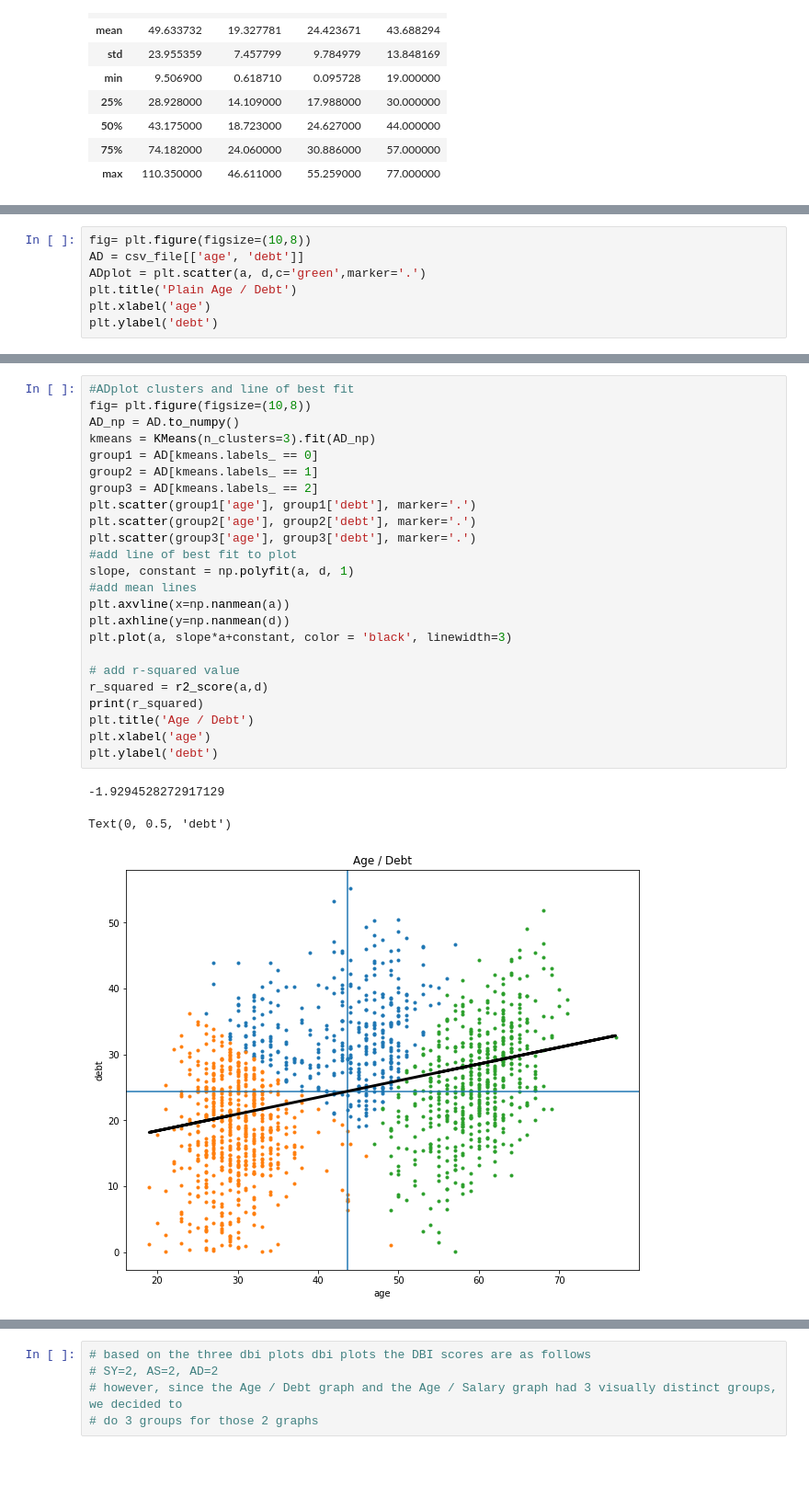
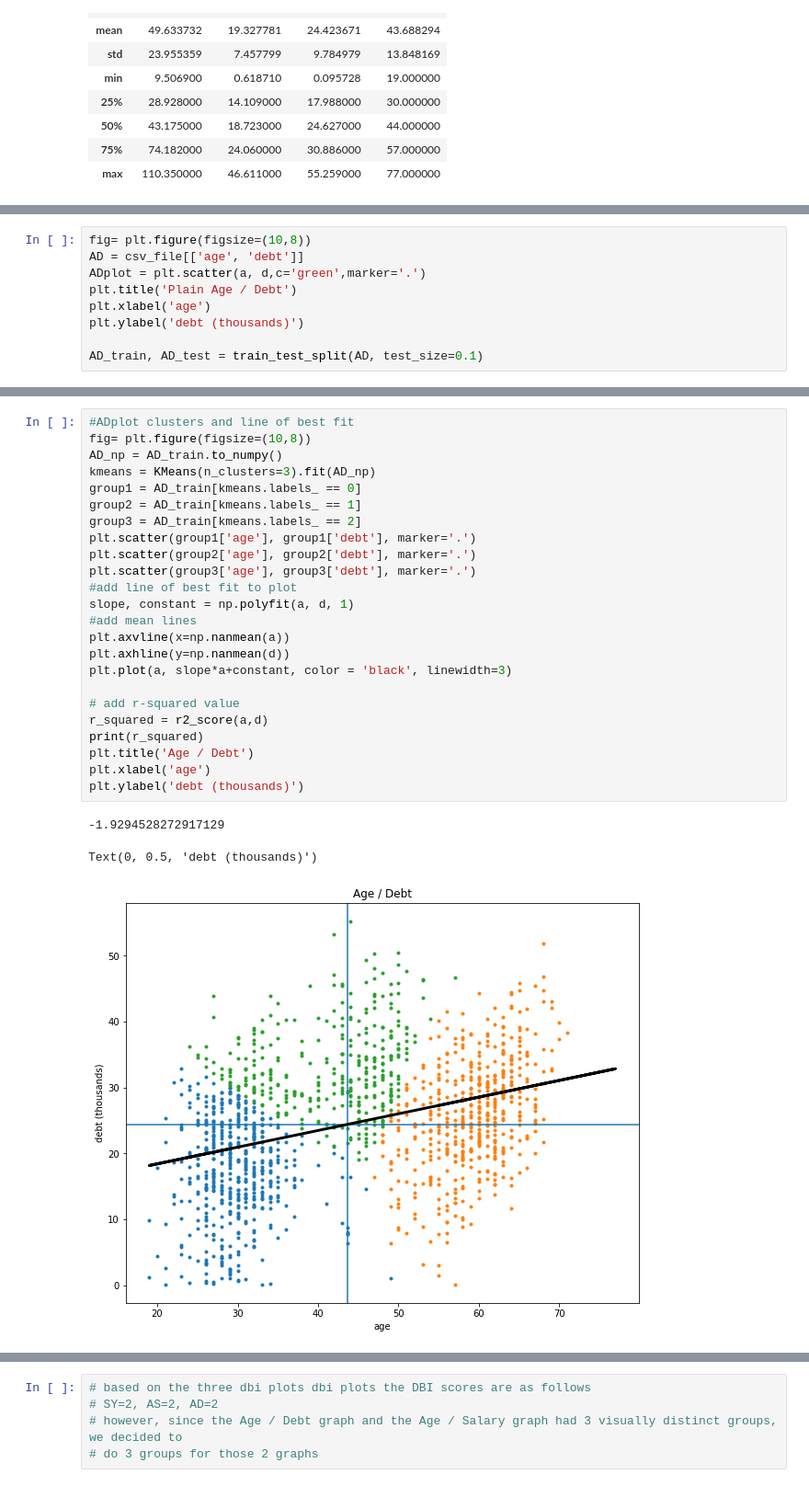
Before and after one commit to jensthetree/DsciFinalProj, a Jupyter notebook: Final Project.ipynb, the cells around one changed output, grey strips where cells are left out. Shown at 92% size. Drawn from its saved outputs; the diff is of its cells as text.

```diff
--- a/Final Project.ipynb
+++ b/Final Project.ipynb
@@ -209,5 +210,7 @@ AD = csv_file[['age', 'debt']]
 ADplot = plt.scatter(a, d,c='green',marker='.')
 plt.title('Plain Age / Debt')
 plt.xlabel('age')
-plt.ylabel('debt')
+plt.ylabel('debt (thousands)')
+
+AD_train, AD_test = train_test_split(AD, test_size=0.1)
 # %% [output]
@@ -216,31 +218,31 @@ Text(0, 0.5, 'debt')
 # %%
 #ADplot clusters and line of best fit
 fig= plt.figure(figsize=(10,8))
-AD_np = AD.to_numpy()
+AD_np = AD_train.to_numpy()
 kmeans = KMeans(n_clusters=3).fit(AD_np)
-group1 = AD[kmeans.labels_ == 0]
-group2 = AD[kmeans.labels_ == 1]
-group3 = AD[kmeans.labels_ == 2]
+group1 = AD_train[kmeans.labels_ == 0]
+group2 = AD_train[kmeans.labels_ == 1]
+group3 = AD_train[kmeans.labels_ == 2]
 plt.scatter(group1['age'], group1['debt'], marker='.')
 plt.scatter(group2['age'], group2['debt'], marker='.')
 plt.scatter(group3['age'], group3['debt'], marker='.')
 #add line of best fit to plot
 slope, constant = np.polyfit(a, d, 1)
 #add mean lines
 plt.axvline(x=np.nanmean(a))
 plt.axhline(y=np.nanmean(d))
 plt.plot(a, slope*a+constant, color = 'black', linewidth=3)
 
 # add r-squared value
 r_squared = r2_score(a,d)
 print(r_squared)
 plt.title('Age / Debt')
 plt.xlabel('age')
-plt.ylabel('debt')
+plt.ylabel('debt (thousands)')
 # %% [output]
 -1.9294528272917129
-Text(0, 0.5, 'debt')
+Text(0, 0.5, 'debt (thousands)')
-[figure, old version]
+[figure, new version]
 # %%
 dbi_dict = {}
 for i in range(2,21):
```
Also changed, not shown: parts of 9 cells of this notebook.
